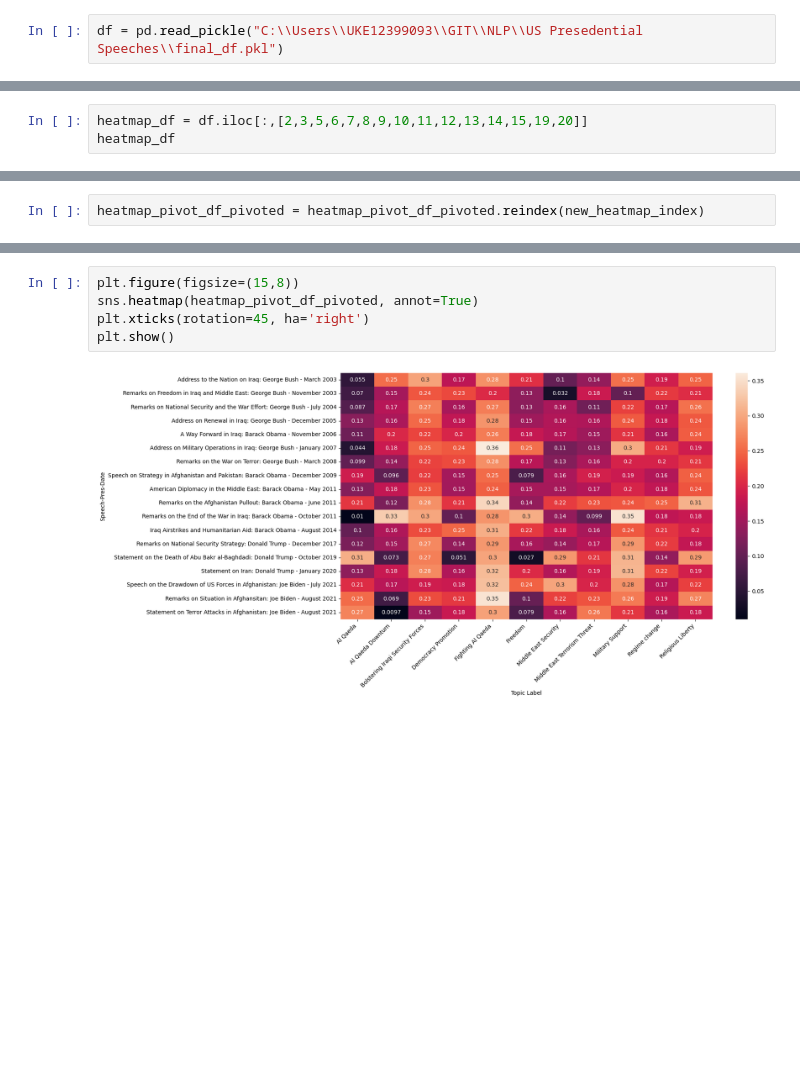
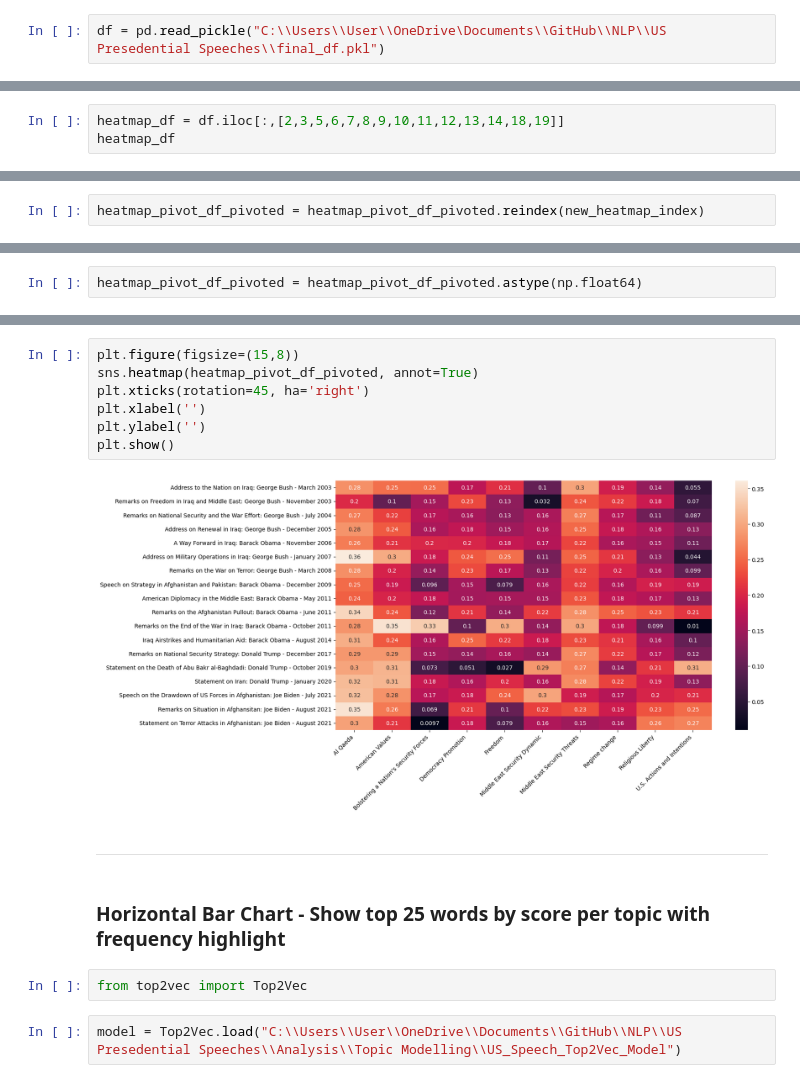
Before and after one commit to Kasheme/NLP, a Jupyter notebook: US Presedential Speeches/Dash App/notebooks/topic model results viz.ipynb, the cells around one changed output, grey strips where cells are left out. Drawn from its saved outputs; the diff is of its cells as text; blank space fills up the shorter version.

```diff
--- a/US Presedential Speeches/Dash App/notebooks/topic model results viz.ipynb
+++ b/US Presedential Speeches/Dash App/notebooks/topic model results viz.ipynb
@@ -6,7 +6,7 @@ import numpy as np
 import seaborn as sns
 import matplotlib.pyplot as plt
 # %%
-df = pd.read_pickle("C:\\Users\\UKE12399093\\GIT\\NLP\\US Presedential Speeches\\final_df.pkl")
+df = pd.read_pickle("C:\\Users\\User\\OneDrive\Documents\\GitHub\\NLP\\US Presedential Speeches\\final_df.pkl")
 # %%
 df.head(10)
 # %% [output]
@@ -91,4 +108,4 @@ plt.show(fig)
 # %%
-heatmap_df = df.iloc[:,[2,3,5,6,7,8,9,10,11,12,13,14,15,19,20]]
+heatmap_df = df.iloc[:,[2,3,5,6,7,8,9,10,11,12,13,14,18,19]]
 heatmap_df
 # %% [output]
@@ -181,0 +215,2 @@ heatmap_pivot_df_pivoted = heatmap_pivot_df_pivoted.reindex(new_heatmap_index)
+# %%
+heatmap_pivot_df_pivoted = heatmap_pivot_df_pivoted.astype(np.float64)
@@ -182,7 +273,17 @@ heatmap_pivot_df_pivoted = heatmap_pivot_df_pivoted.reindex(new_heatmap_index)
 # %%
 plt.figure(figsize=(15,8))
 sns.heatmap(heatmap_pivot_df_pivoted, annot=True)
 plt.xticks(rotation=45, ha='right')
+plt.xlabel('')
+plt.ylabel('')
 plt.show()
 # %% [output]
-[figure, old version]
+[figure, new version]
+# %% [markdown]
+---
+# %% [markdown]
+### Horizontal Bar Chart - Show top 25 words by score per topic with frequency highlight
+# %%
+from top2vec import Top2Vec
+# %%
+model = Top2Vec.load("C:\\Users\\User\\OneDrive\\Documents\\GitHub\\NLP\\US Presedential Speeches\\Analysis\\Topic Modelling\\US_Speech_Top2Vec_Model")
```
Also changed, not shown: parts of 29 cells of this notebook, 9 other files.
